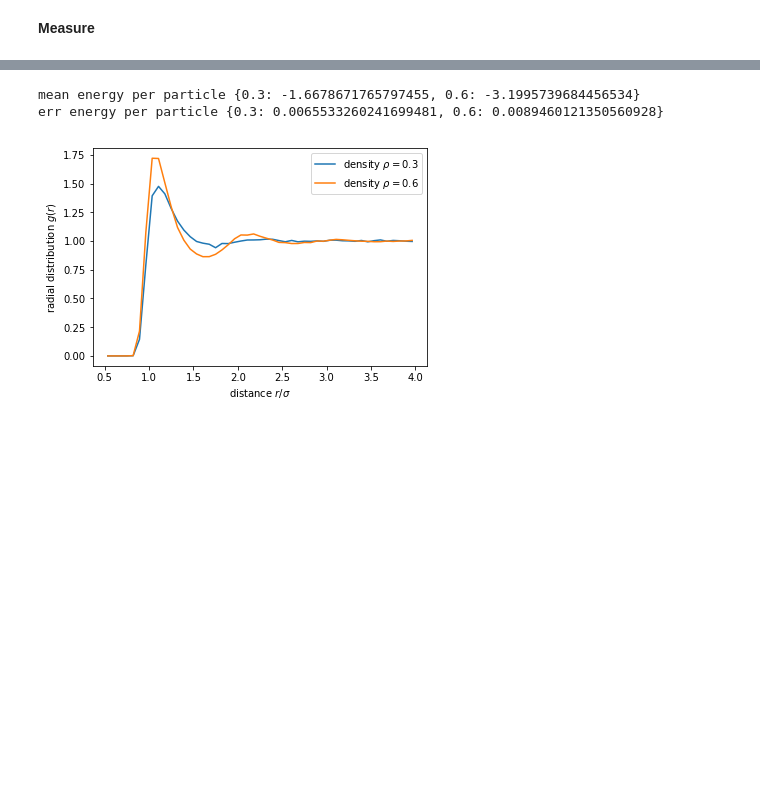
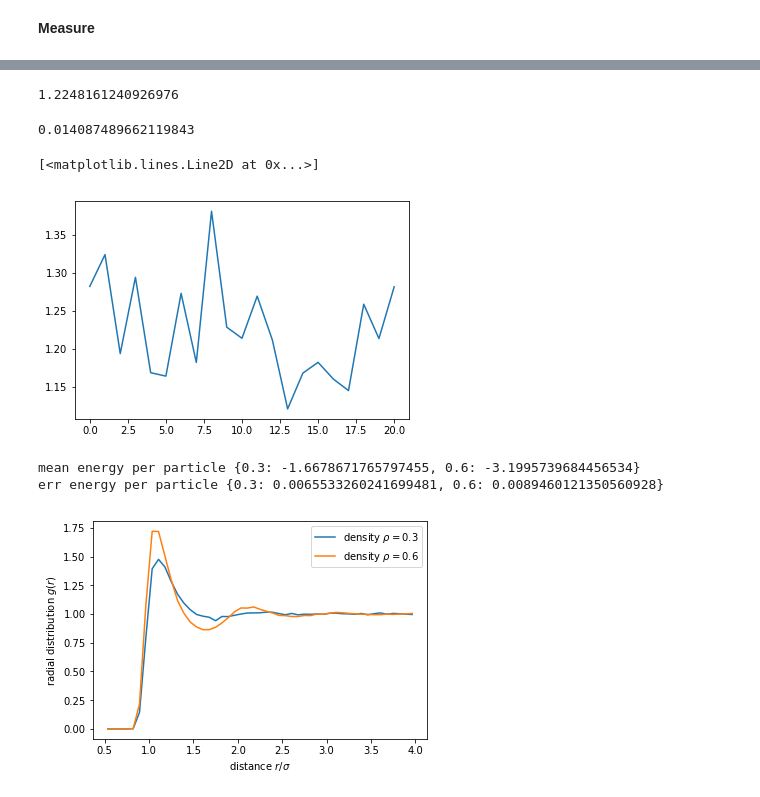
Before and after one commit to readdy/readdy_tutorials, a Jupyter notebook: validation/lennard_jones_fluid.ipynb, the cells around one changed output, grey strips where cells are left out. Cells and saved outputs as stored; diff of their text form; code cells hidden in the pictures; blank space fills up the shorter version.

```diff
--- a/validation/lennard_jones_fluid.ipynb
+++ b/validation/lennard_jones_fluid.ipynb
@@ -223,9 +214,5 @@ If you're reading this message in another frontend (for example, a static render
 # %%
 traj = readdy.Trajectory(sim.output_file)
 _, energy = traj.read_observable_energy()
-_, forces = traj.read_observable_forces()
-_, positions = traj.read_observable_particle_positions()
 _, bin_centers, rdf = traj.read_observable_rdf()
-
-positions = convert_to_numpy(positions)
-forces = convert_to_numpy(forces)
+_, pressure = traj.read_observable_pressure()
@@ -252,0 +229,8 @@ mean_rdf[density], _, err_rdf[density] = average_across_first_axis(rdf) # time a
+# %%
+current_mean_pressure
+# %% [output]
+1.2248161240926976
+# %%
+current_err_pressure
+# %% [output]
+0.014087489662119843
@@ -253,3 +240,8 @@ mean_rdf[density], _, err_rdf[density] = average_across_first_axis(rdf) # time a
+# %%
+plt.plot(pressure)
+# %% [output]
+[<matplotlib.lines.Line2D at 0x...>]
+[figure, added]
 # %%
 %matplotlib inline
 import matplotlib.pyplot as plt
```
Also changed, not shown: parts of 7 cells of this notebook.
